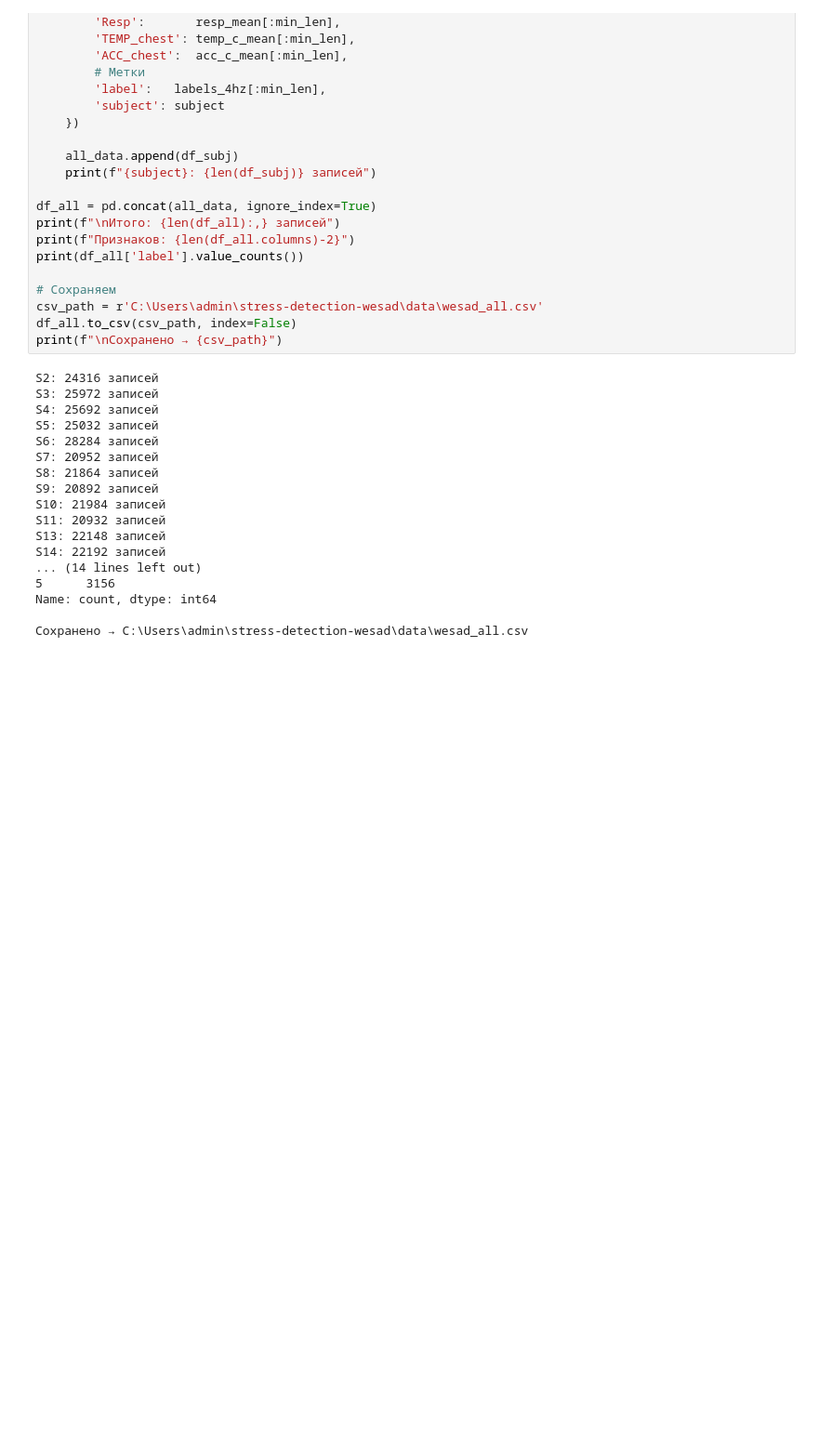
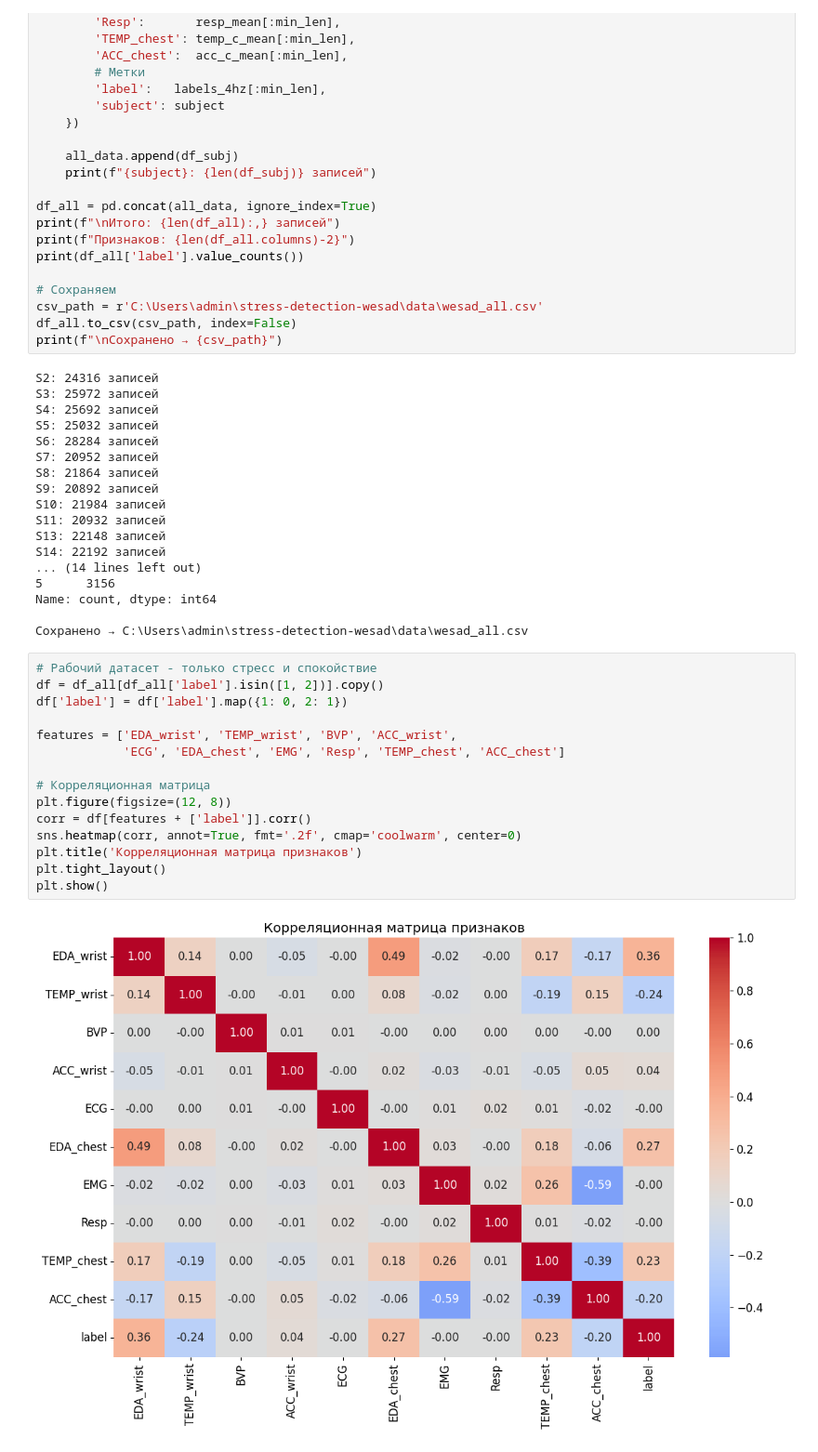
Before and after one commit to yerbolshudabay-gif/stress-detection-wesad, a Jupyter notebook: notebooks/01_EDA.ipynb, the cells around one changed output. Shown at 93% size. Saved outputs shown, nothing was run; the diff lists cells and outputs as text; blank space fills up the shorter version.

```diff
--- a/notebooks/01_EDA.ipynb
+++ b/notebooks/01_EDA.ipynb
@@ -239,3 +239,20 @@ S14: 22192 записей
 Name: count, dtype: int64
 
 Сохранено → C:\Users\admin\stress-detection-wesad\data\wesad_all.csv
+# %%
+# Рабочий датасет - только стресс и спокойствие
+df = df_all[df_all['label'].isin([1, 2])].copy()
+df['label'] = df['label'].map({1: 0, 2: 1})
+
+features = ['EDA_wrist', 'TEMP_wrist', 'BVP', 'ACC_wrist',
+            'ECG', 'EDA_chest', 'EMG', 'Resp', 'TEMP_chest', 'ACC_chest']
+
+# Корреляционная матрица
+plt.figure(figsize=(12, 8))
+corr = df[features + ['label']].corr()
+sns.heatmap(corr, annot=True, fmt='.2f', cmap='coolwarm', center=0)
+plt.title('Корреляционная матрица признаков')
+plt.tight_layout()
+plt.show()
+# %% [output]
+[figure, added]
```
Also changed, not shown: parts of 2 cells of this notebook.
